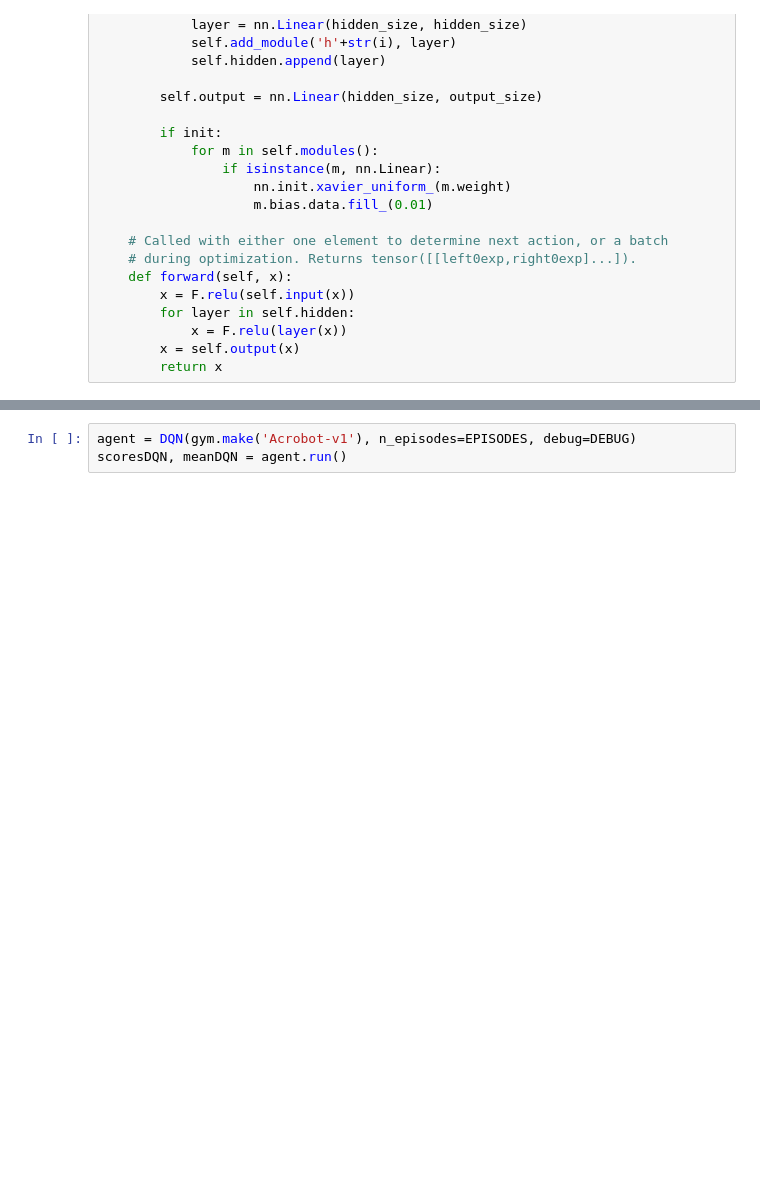
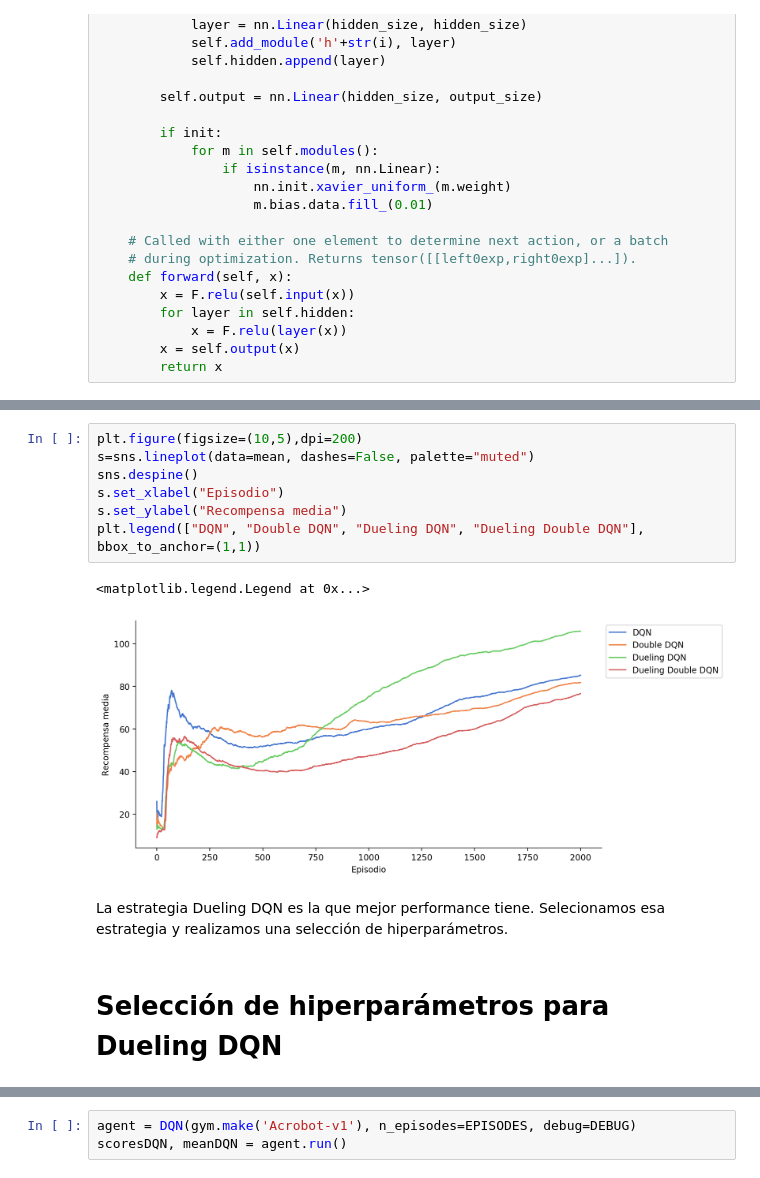
Before and after one commit to nehuengonzalez/diplodatos, a Jupyter notebook: aprendizaje_por_refuerzos/Final-Lab.ipynb, the cells around one changed output, grey strips where cells are left out. Drawn from its saved outputs; the diff is of its cells as text; blank space fills up the shorter version.

```diff
--- a/aprendizaje_por_refuerzos/Final-Lab.ipynb
+++ b/aprendizaje_por_refuerzos/Final-Lab.ipynb
@@ -339,0 +395,14 @@ plt.show()
+# %%
+plt.figure(figsize=(10,5),dpi=200)
+s=sns.lineplot(data=mean, dashes=False, palette="muted")
+sns.despine()
+s.set_xlabel("Episodio")
+s.set_ylabel("Recompensa media")
+plt.legend(["DQN", "Double DQN", "Dueling DQN", "Dueling Double DQN"], bbox_to_anchor=(1,1))
+# %% [output]
+<matplotlib.legend.Legend at 0x...>
+[figure, added]
+# %% [markdown]
+La estrategia Dueling DQN es la que mejor performance tiene. Selecionamos esa estrategia y realizamos una selección de hiperparámetros.
+# %% [markdown]
+# Selección de hiperparámetros para Dueling DQN
```
Also changed, not shown: parts of 13 cells of this notebook, 1 other file.
